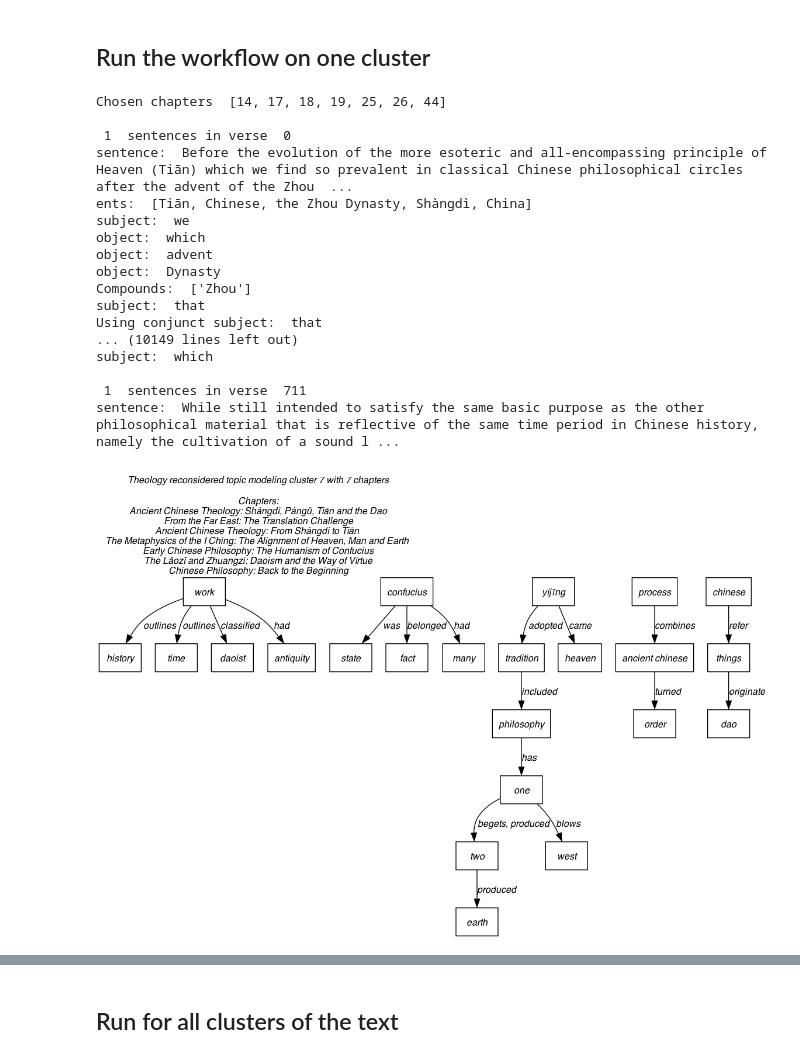
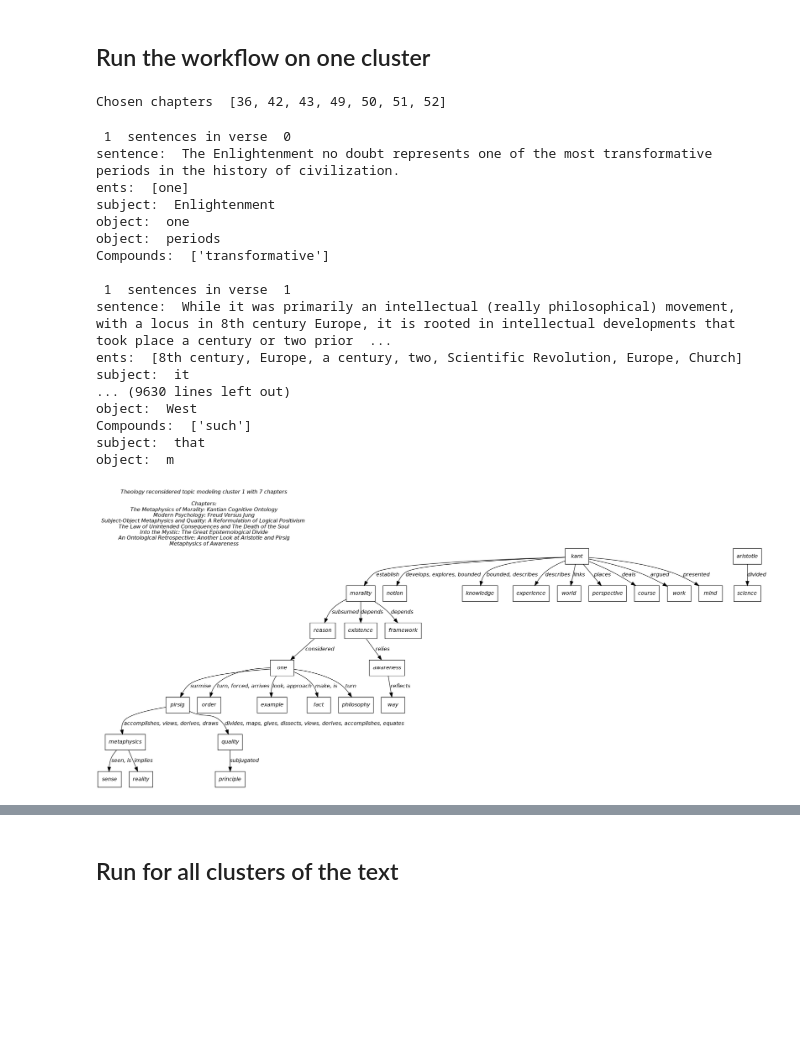
Before and after one commit to zhutchens/hierarchical_clustering, a Jupyter notebook: concept_hierarchies/topic_modeling_intergration.ipynb, the cells around one changed output, grey strips where cells are left out. Drawn from its saved outputs; the diff is of its cells as text; code cells hidden in the pictures; blank space fills up the shorter version.

```diff
--- a/concept_hierarchies/topic_modeling_intergration.ipynb
+++ b/concept_hierarchies/topic_modeling_intergration.ipynb
@@ -23,7 +23,7 @@ import re
 
 We will preprocess words from the theology reconsidered text using tf-idf and extract the top n words.
 # %%
-theology_reconsidered_path = "/Users/zebo/Documents/Freelancing/upwork/Peter_J_Worth_Jr/NLP/hierarchical_clustering/data/theology_reconsidered.txt"
+theology_reconsidered_path = "/home/zhutchens/uncc/research/hierarchical_clustering/data/theology_reconsidered.txt"
 
 with open(theology_reconsidered_path, "r") as f:
     theology_reconsidered = f.read()
@@ -163,7 +163,7 @@ Key Features: ['stoic', 'gnostic', 'god', 'christian', 'jesus', 'arabic', 'philo
 ## Run the workflow on one cluster
 # %%
 # Specify the chapters used in the analysis.
-chosen_cluster = 7
+chosen_cluster = 3
 use_key_terms = False
 
 chosen_chapters = clusters[chosen_cluster]
@@ -223,51 +223,52 @@ directed_relations, relations_to_verbs = get_directed_relations(
 
 # Order the directed relations.
 ordered_directed_relations = order_directed_relations(
     directed_relations=directed_relations,
     tf_idf_pre_filtering=tf_idf_pre_filtering,
     order_by="tf_idf",
     include_ordering_wrt_occurences=True,
     verbose=False,
 )
 
 # Construct the ontology hierarchy.
 ontology_hierarchy, words_with_parents = construct_ontology_hierarchy(
     ordered_directed_relations=ordered_directed_relations,
 )
 
 # print_hierarchy_tree_from_ontology(
 #     ontological_hierarchy=ontology_hierarchy,
 #     words_with_parents=words_with_parents,
 # )
 draw_hierarchy_tree_from_ontology(
     ontological_hierarchy=ontology_hierarchy,
     relations_to_verbs=relations_to_verbs,
     title="Theology reconsidered topic modeling cluster "
     + str(chosen_cluster)
     + " with "
     + str(len(chosen_chapters))
     + " chapters",
     topic_modelling_chapters=chapter_titles,
 )
 # %% [output]
-Chosen chapters  [14, 17, 18, 19, 25, 26, 44]
-
- 1  sentences in verse  0
-sentence:  Before the evolution of the more esoteric and all-encompassing principle of Heaven (Tiān) which we find so prevalent in classical Chinese philosophical circles after the advent of the Zhou  ...
-ents:  [Tiān, Chinese, the Zhou Dynasty, Shàngdì, China]
-subject:  we
-object:  which
-object:  advent
-object:  Dynasty
-Compounds:  ['Zhou']
-subject:  that
-Using conjunct subject:  that
-... (10149 lines left out)
-subject:  which
-
- 1  sentences in verse  711
-sentence:  While still intended to satisfy the same basic purpose as the other philosophical material that is reflective of the same time period in Chinese history, namely the cultivation of a sound l ...
+Chosen chapters  [36, 42, 43, 49, 50, 51, 52]
+ 1  sentences in verse  0
+sentence:  The Enlightenment no doubt represents one of the most transformative periods in the history of civilization.
+ents:  [one]
+subject:  Enlightenment
+object:  one
+object:  periods
+Compounds:  ['transformative']
+
+ 1  sentences in verse  1
+sentence:  While it was primarily an intellectual (really philosophical) movement, with a locus in 8th century Europe, it is rooted in intellectual developments that took place a century or two prior  ...
+ents:  [8th century, Europe, a century, two, Scientific Revolution, Europe, Church]
+subject:  it
+... (9630 lines left out)
+object:  West
+Compounds:  ['such']
+subject:  that
+object:  m
-[figure, old version]
+[figure, new version]
 # %%
 tf_idf_pre_filtering.head(n)
 
```
Also changed, not shown: parts of 3 cells of this notebook, 8 other files.
